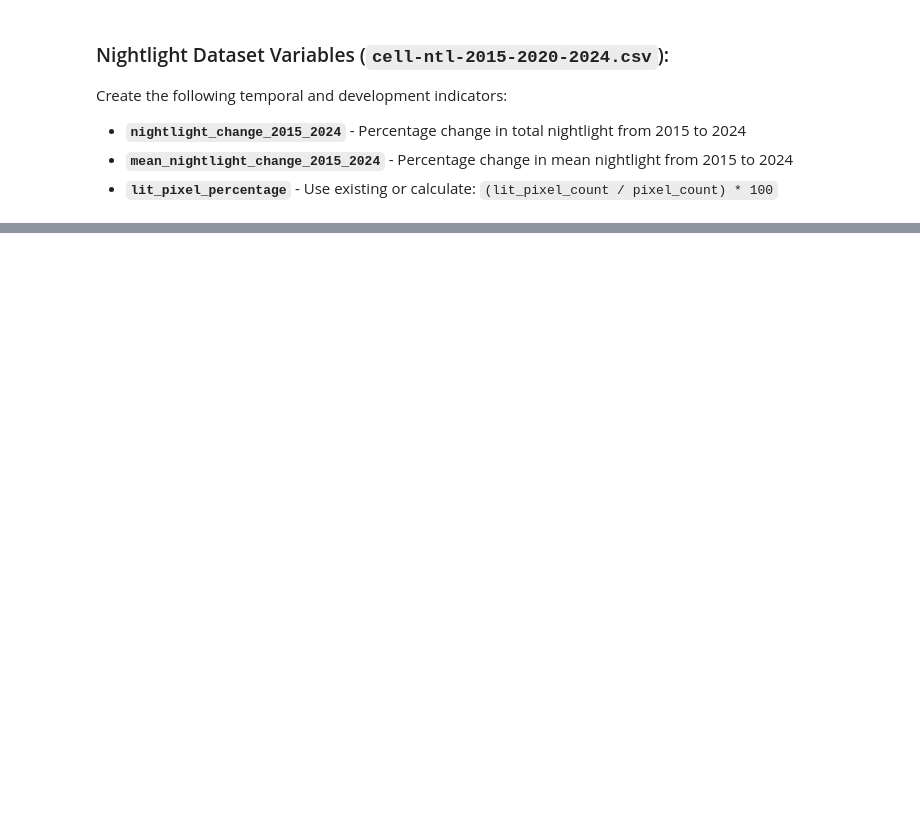
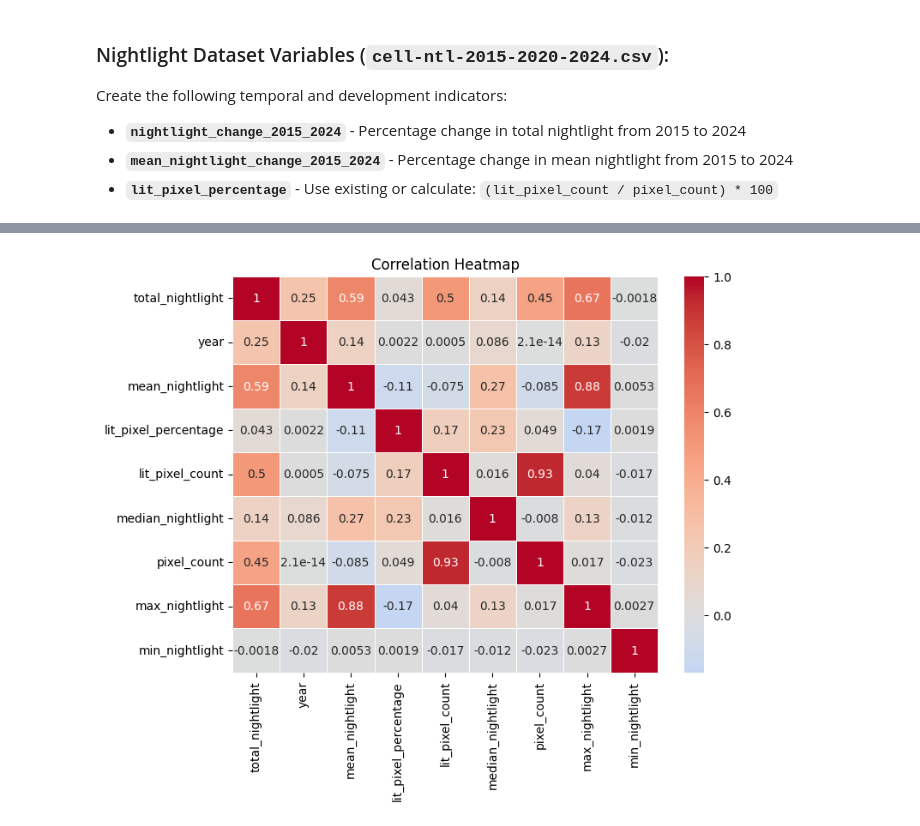
Before and after one commit to Geoffrey023/AIMS-DSCBI, a Jupyter notebook: notebooks/assignments/assignment-2.ipynb, the cells around one changed output, grey strips where cells are left out. Drawn from its saved outputs; the diff is of its cells as text; code cells hidden in the pictures; blank space fills up the shorter version.

```diff
--- a/notebooks/assignments/assignment-2.ipynb
+++ b/notebooks/assignments/assignment-2.ipynb
@@ -53,11 +48,12 @@ We'll be using the [`pathlib`](https://docs.python.org/3/library/pathlib.html) l
 
 This is the recommended approach for managing file paths in modern Python development.
 # %%
-# Uncomment the following lines and add your code to define the directories and files
 DIR_DATA = Path.cwd().parents[0].joinpath("assignments/data")
 FILE_EXCEL = DIR_DATA/"RW-Health-Data.xlsx"
 
+# Population by enumeration area (EA) for Malawi
 FILE_POP_MW = DIR_DATA/"rwa-cell-pop.csv"
+NIGHTLIGHT_DIR = DIR_DATA/"cell-ntl-2015-2020-2024.csv"
 # %% [markdown]
 # Part 1: Processing Excel Files
 The primary goal is to preprocess an [Excel file](https://docs.google.com/spreadsheets/d/1uvTQYS22VfXXo1Hwkm1frFx_bKkLQkcf/edit?usp=share_link&ouid=113302179168925233984&rtpof=true&sd=true) with multiple sheets into a unified CSV dataset that consolidates multiple indicators. Having all indicators in a single file at the same analytical unit (national, subnational) is more efficient than managing separate files and enables easier cross-indicator analysis.
@@ -200,0 +269,3 @@ FileNotFoundError: [Errno 2] No such file or directory: 'c:\\Users\\Geoffrey-RIS
+# %%
+df=pd.read_csv(NIGHTLIGHT_DIR)
+df.head()
@@ -201,3 +289,5 @@ FileNotFoundError: [Errno 2] No such file or directory: 'c:\\Users\\Geoffrey-RIS
+# %%
+df['lit_pixel_percentage']=df['lit_pixel_count']/df['pixel_count']*100
 # %% [markdown]
 ### Nightlight Dataset Variables (`cell-ntl-2015-2020-2024.csv`):
 Create the following temporal and development indicators:
@@ -255,0 +307,3 @@ Please follow the genral guidelines below when preparing your analysis..
+# %%
+df1=df[['total_nightlight','year','mean_nightlight','lit_pixel_percentage','lit_pixel_count','median_nightlight','pixel_count','max_nightlight','min_nightlight']].copy()
+corr=df1.corr()
@@ -255,0 +333,9 @@ Please follow the genral guidelines below when preparing your analysis..
+# %%
+from matplotlib import pyplot as plt
+import seaborn as sns
+plt.figure(figsize=(8,6))
+sns.heatmap(corr, annot=True, cmap="coolwarm", center=0, linewidths=0.5)
+plt.title("Correlation Heatmap")
+plt.show()
+# %% [output]
+[figure, added]
```
Also changed, not shown: parts of 23 cells of this notebook.
